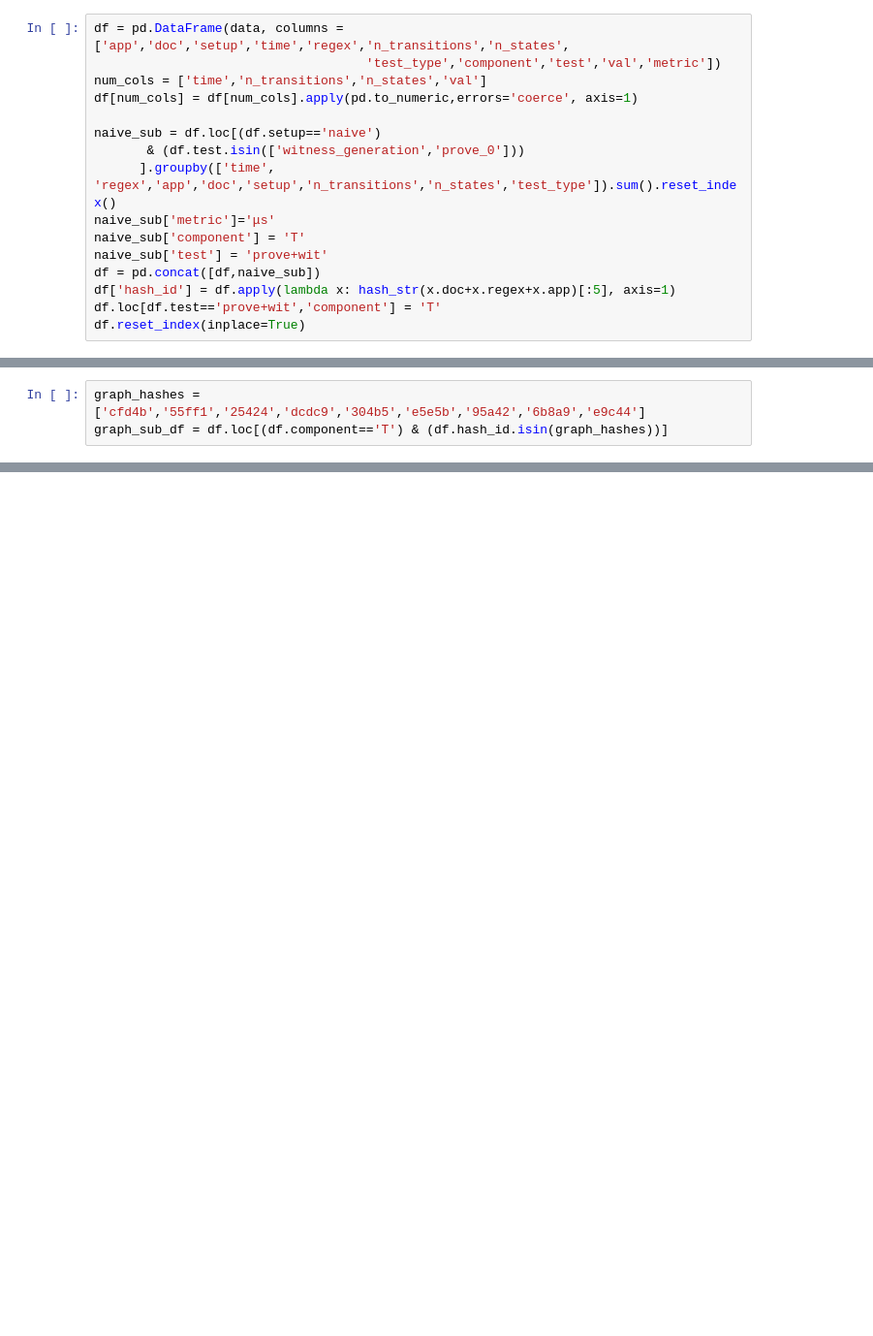
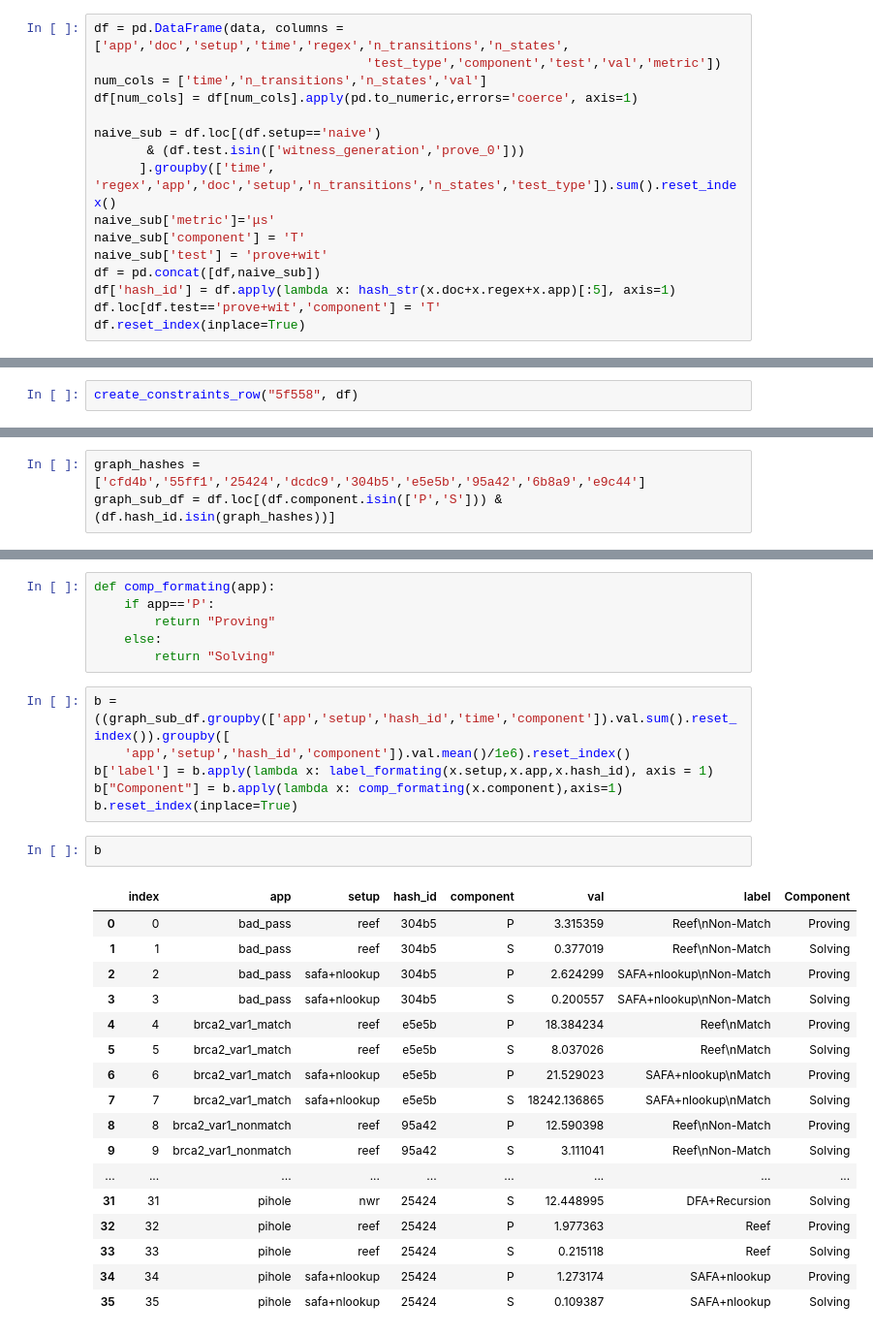
Before and after one commit to eniac/Reef, a Jupyter notebook: Data cleaning.ipynb, the cells around one changed output, grey strips where cells are left out. Shown at 97% size. Drawn from its saved outputs; the diff is of its cells as text; blank space fills up the shorter version.

```diff
--- a/Data cleaning.ipynb
+++ b/Data cleaning.ipynb
@@ -209,2 +252,4 @@ def create_constraints_row(hash_id, df):
         }
     ).replace('nan','---')
+# %%
+create_constraints_row("5f558", df)
@@ -264,3 +286,3 @@ df.loc[(df.app=='email_dkim')&(df.setup=='reef')&(df.component=='T')]
 # %%
 graph_hashes = ['cfd4b','55ff1','25424','dcdc9','304b5','e5e5b','95a42','6b8a9','e9c44']
-graph_sub_df = df.loc[(df.component=='T') & (df.hash_id.isin(graph_hashes))]
+graph_sub_df = df.loc[(df.component.isin(['P','S'])) & (df.hash_id.isin(graph_hashes))]
@@ -288,0 +416,32 @@ Name: val, dtype: float64
+# %%
+def comp_formating(app):
+    if app=='P':
+        return "Proving"
+    else:
+        return "Solving"
+# %%
+b = ((graph_sub_df.groupby(['app','setup','hash_id','time','component']).val.sum().reset_index()).groupby([
+    'app','setup','hash_id','component']).val.mean()/1e6).reset_index()
+b['label'] = b.apply(lambda x: label_formating(x.setup,x.app,x.hash_id), axis = 1)
+b["Component"] = b.apply(lambda x: comp_formating(x.component),axis=1)
+b.reset_index(inplace=True)
+# %%
+b
+# %% [output]
+|  | index | app | setup | hash_id | component | val | label | Component |
+| 0 | 0 | bad_pass | reef | 304b5 | P | 3.315359 | Reef\nNon-Match | Proving |
+| 1 | 1 | bad_pass | reef | 304b5 | S | 0.377019 | Reef\nNon-Match | Solving |
+| 2 | 2 | bad_pass | safa+nlookup | 304b5 | P | 2.624299 | SAFA+nlookup\nNon-Match | Proving |
+| 3 | 3 | bad_pass | safa+nlookup | 304b5 | S | 0.200557 | SAFA+nlookup\nNon-Match | Solving |
+| 4 | 4 | brca2_var1_match | reef | e5e5b | P | 18.384234 | Reef\nMatch | Proving |
+| 5 | 5 | brca2_var1_match | reef | e5e5b | S | 8.037026 | Reef\nMatch | Solving |
+| 6 | 6 | brca2_var1_match | safa+nlookup | e5e5b | P | 21.529023 | SAFA+nlookup\nMatch | Proving |
+| 7 | 7 | brca2_var1_match | safa+nlookup | e5e5b | S | 18242.136865 | SAFA+nlookup\nMatch | Solving |
+| 8 | 8 | brca2_var1_nonmatch | reef | 95a42 | P | 12.590398 | Reef\nNon-Match | Proving |
+| 9 | 9 | brca2_var1_nonmatch | reef | 95a42 | S | 3.111041 | Reef\nNon-Match | Solving |
+| ... | ... | ... | ... | ... | ... | ... | ... | ... |
+| 31 | 31 | pihole | nwr | 25424 | S | 12.448995 | DFA+Recursion | Solving |
+| 32 | 32 | pihole | reef | 25424 | P | 1.977363 | Reef | Proving |
+| 33 | 33 | pihole | reef | 25424 | S | 0.215118 | Reef | Solving |
+| 34 | 34 | pihole | safa+nlookup | 25424 | P | 1.273174 | SAFA+nlookup | Proving |
+| 35 | 35 | pihole | safa+nlookup | 25424 | S | 0.109387 | SAFA+nlookup | Solving |
```
Also changed, not shown: parts of 17 cells of this notebook, 2 other files.
